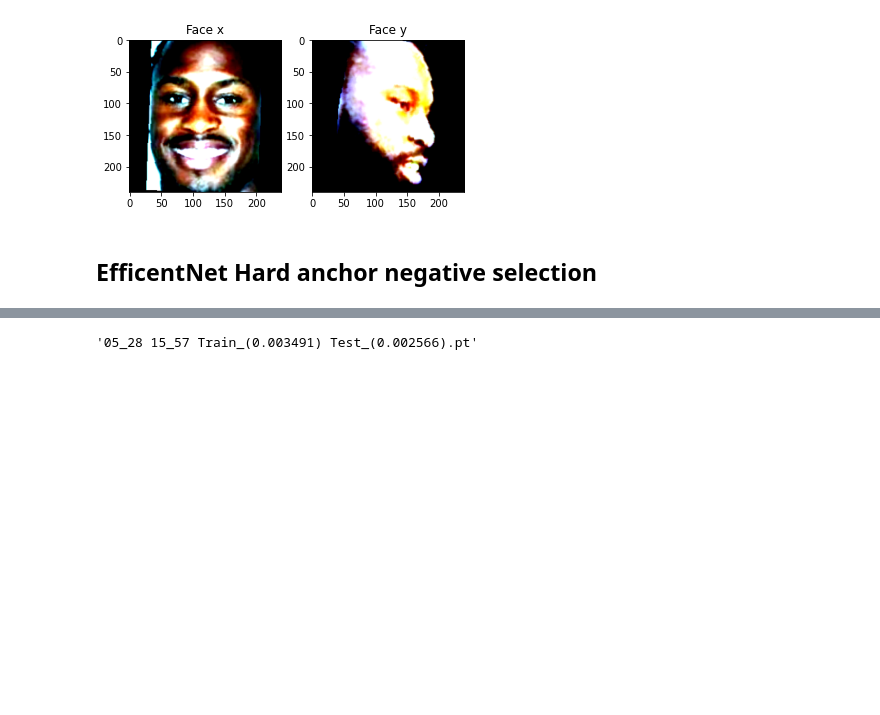
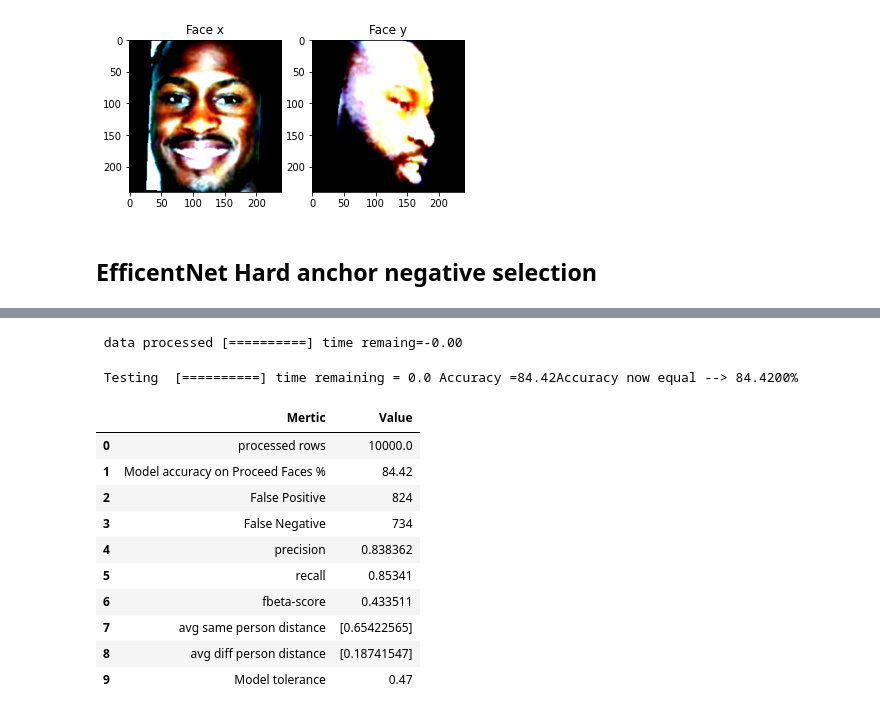
Before and after one commit to ahmedbadr97/conv-facenet, a Jupyter notebook: notebooks/efficent-facenet-train.ipynb, the cells around one changed output, grey strips where cells are left out. Cells and saved outputs as stored; diff of their text form; code cells hidden in the pictures; blank space fills up the shorter version.

```diff
--- a/notebooks/efficent-facenet-train.ipynb
+++ b/notebooks/efficent-facenet-train.ipynb
@@ -463,22 +509,21 @@ efficient_facenet=face_descriptor.EfficientFacenet(128)
 efficient_facenet.load_local_weights(get_last_weights_path(model_weights_path), cuda_weights=True)
 img_features = None
 import torch
-update_features_every_epochs = 5
+update_features_every_epochs = 10
 epochs = 50
 learning_rate = 0.0001
 optimizer = torch.optim.Adam(params=efficient_facenet.parameters(), lr=learning_rate)
 
 for i in range(int(epochs / update_features_every_epochs)):
     if img_features is None:
-        img_features = data_load.get_pic_features_dict(dataset_path + "/train", model=efficient_facenet.descriptor, transform=test_transform,
-                                                       cuda=True)
+        img_features = data_load.get_pic_features_dict(dataset_path + "/train", model=efficient_facenet.descriptor, transform=test_transform,cuda=True,batch_size=10)
     pair_train_dataset=data_load.FacesPairDataset(f"{dataset_path}/train",5000,train_transform,load_imgs_from_dict=False, img_features_dict=img_features,
                                                   select_from_negative_cnt=5)
     pair_test_dataset=data_load.FacesPairDataset(f"{dataset_path}/test",1000,test_transform)
 
 
-    pair_train_loader=DataLoader(pair_train_dataset,64,shuffle=False)
-    pair_test_loader=DataLoader(pair_test_dataset,64,shuffle=False)
+    pair_train_loader=DataLoader(pair_train_dataset,12,shuffle=False)
+    pair_test_loader=DataLoader(pair_test_dataset,12,shuffle=False)
 
     train_losses = models_train.model_train(efficient_facenet, epochs=update_features_every_epochs, learn_rate=0.001,
                                             train_loader=pair_train_loader, test_loader=pair_test_loader, train_mod="pair",
@@ -498,4 +554,30 @@ br.sort()
-# %%
-br[-1]
-# %% [output]
-'05_28 15_57 Train_(0.003491) Test_(0.002566).pt'
+# %%
+celeb_subset_data_path = "../dataset/preprocessed/img_celeb_test"
+imgs_features_dict = data_load.get_pic_features_dict(celeb_subset_data_path, model=efficient_facenet.descriptor,
+                                                     transform=test_transform, cuda=True,batch_size=10)
+# %% [output]
+ data processed [==========] time remaing=-0.00
+# %%
+full_test_data_pd = pd.DataFrame(generate_dataset.generate_testing_data_set_frame(img_celeb_subset, False))
+full_test_data_pd = full_test_data_pd.sample(frac=1)
+test_data_pd = full_test_data_pd.iloc[:10000, :]
+# %%
+
+error_table, confusion_table = evaluation.model_test(imgs_features_dict, test_data_pd, results_path="", threshold=0.47,
+                                                     classifier=efficient_facenet.classify_face_features, cuda=True)
+# %% [output]
+ Testing  [==========] time remaining = 0.0 Accuracy =84.42Accuracy now equal --> 84.4200%
+# %%
+error_table
+# %% [output]
+|  | Mertic | Value |
+| 0 | processed rows | 10000.0 |
+| 1 | Model accuracy on Proceed Faces % | 84.42 |
+| 2 | False Positive | 824 |
+| 3 | False Negative | 734 |
+| 4 | precision | 0.838362 |
+| 5 | recall | 0.85341 |
+| 6 | fbeta-score | 0.433511 |
+| 7 | avg same person distance | [0.65422565] |
+| 8 | avg diff person distance | [0.18741547] |
+| 9 | Model tolerance | 0.47 |
```
Also changed, not shown: parts of 27 cells of this notebook, 4 other files.
